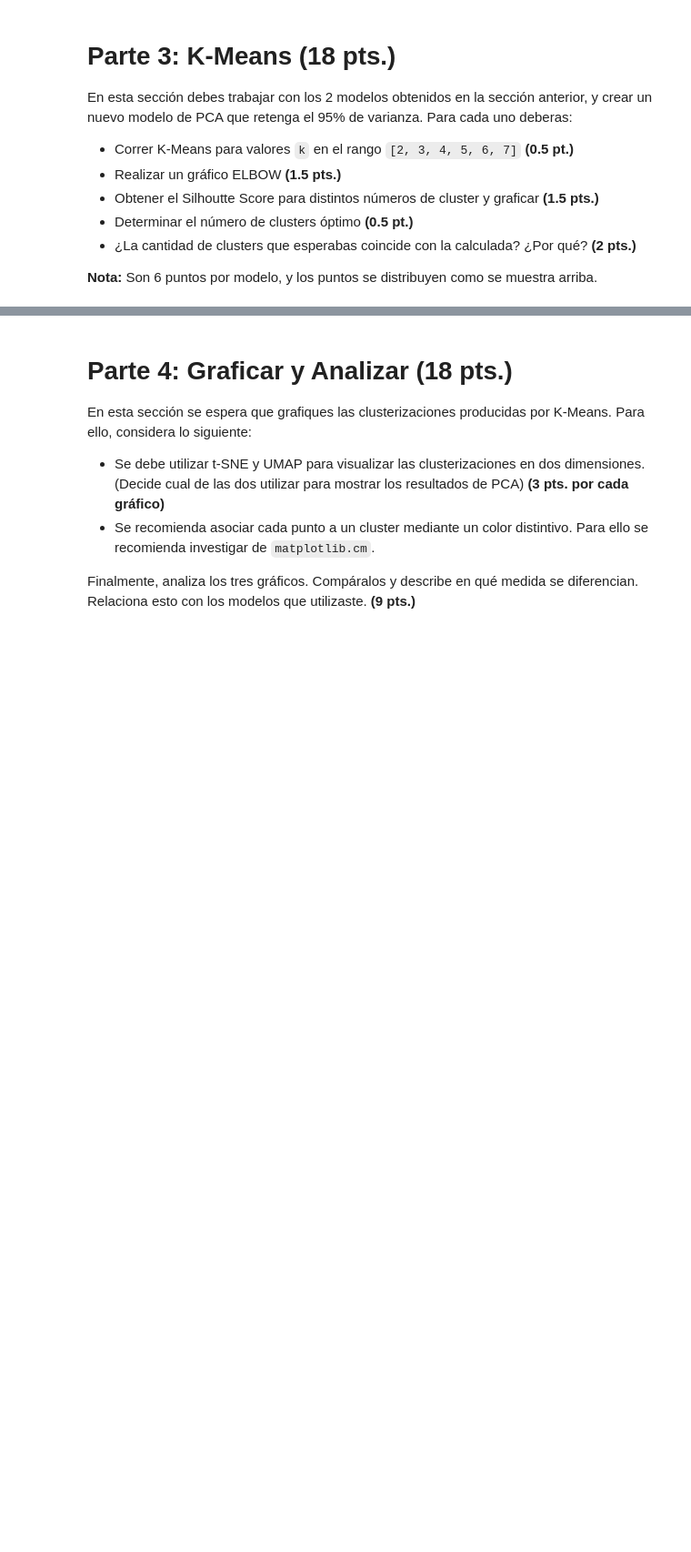
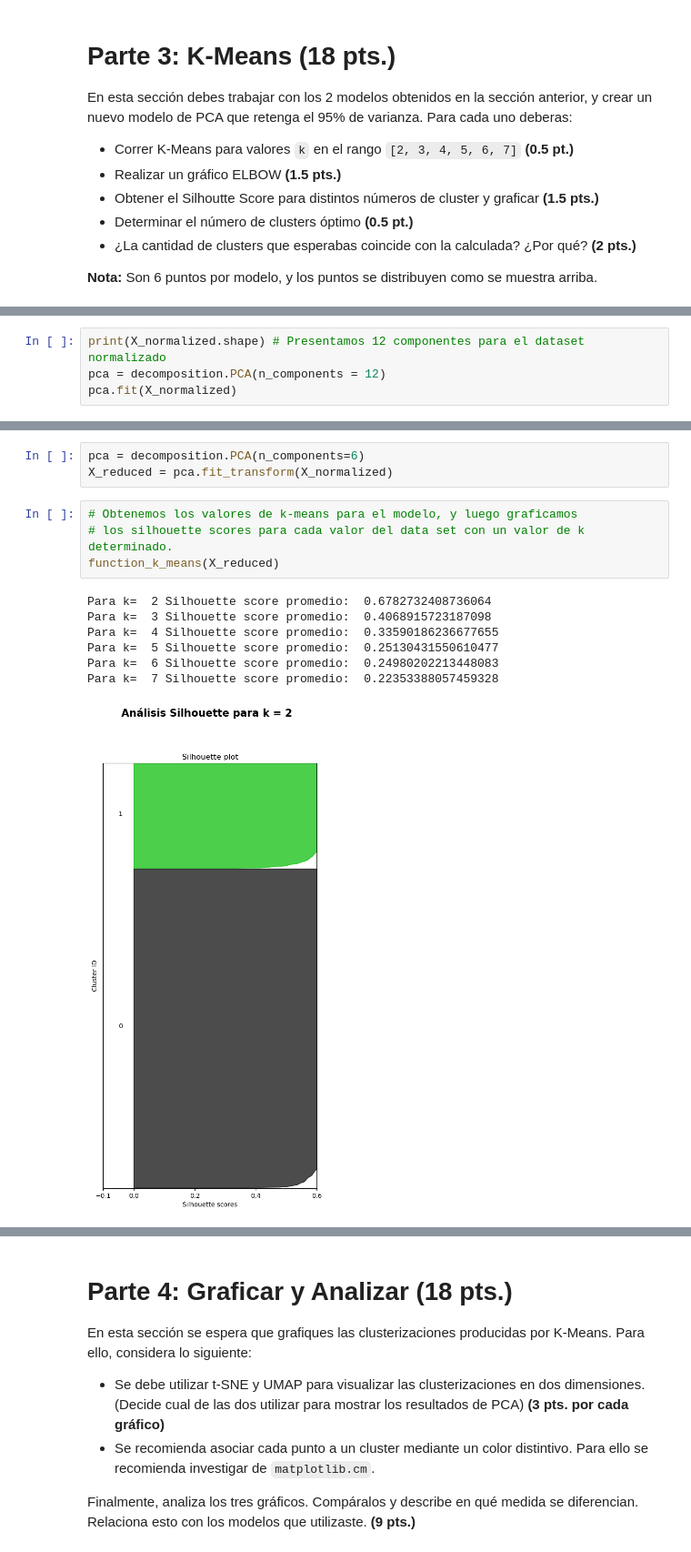
Before and after one commit to pedrozavalat/iic2433-tareas, a Jupyter notebook: t2/T2.ipynb, the cells around one changed output, grey strips where cells are left out. Shown at 91% size. Saved outputs shown, nothing was run; the diff lists cells and outputs as text; blank space fills up the shorter version.

```diff
--- a/t2/T2.ipynb
+++ b/t2/T2.ipynb
@@ -364,0 +388,4 @@ elbow_method(projection_tsne, range_n_clusters)
+# %%
+print(X_normalized.shape) # Presentamos 12 componentes para el dataset normalizado
+pca = decomposition.PCA(n_components = 12)
+pca.fit(X_normalized)
@@ -364,0 +407,15 @@ elbow_method(projection_tsne, range_n_clusters)
+# %%
+pca = decomposition.PCA(n_components=6)
+X_reduced = pca.fit_transform(X_normalized)
+# %%
+# Obtenemos los valores de k-means para el modelo, y luego graficamos
+# los silhouette scores para cada valor del data set con un valor de k determinado.
+function_k_means(X_reduced)
+# %% [output]
+Para k=  2 Silhouette score promedio:  0.6782732408736064
+Para k=  3 Silhouette score promedio:  0.4068915723187098
+Para k=  4 Silhouette score promedio:  0.33590186236677655
+Para k=  5 Silhouette score promedio:  0.25130431550610477
+Para k=  6 Silhouette score promedio:  0.24980202213448083
+Para k=  7 Silhouette score promedio:  0.22353388057459328
+[figure, added]
```
Also changed, not shown: parts of 35 cells of this notebook.
